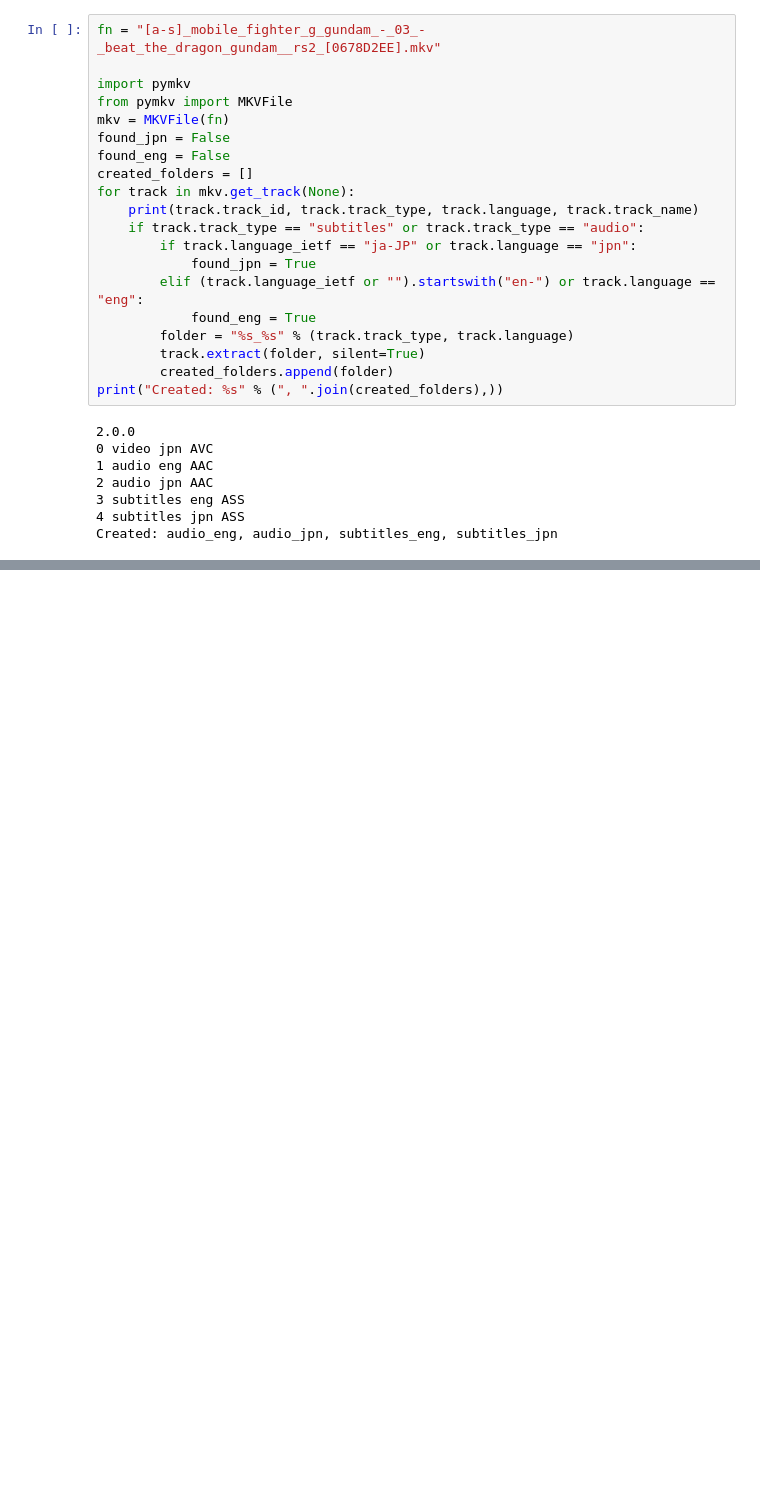
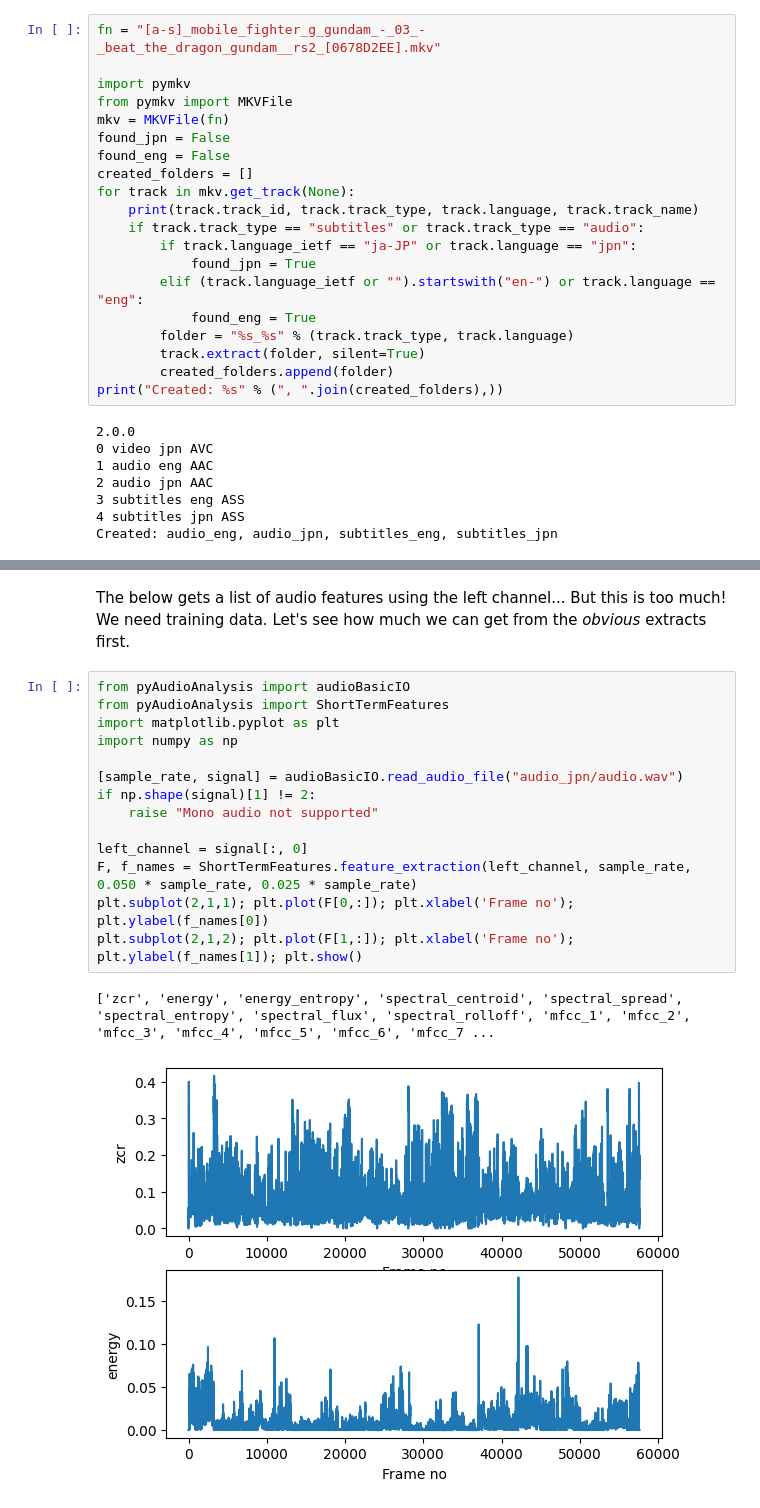
Before and after one commit to freeone3000/anime-op-randomizer, a Jupyter notebook: exploration/audio-explore.ipynb, the cells around one changed output, grey strips where cells are left out. Cells and saved outputs as stored; diff of their text form; blank space fills up the shorter version.

Commit message:
Feature audio analysis -- we need training data.

```diff
--- a/exploration/audio-explore.ipynb
+++ b/exploration/audio-explore.ipynb
@@ -53,0 +74,19 @@ Created: audio_eng, audio_jpn, subtitles_eng, subtitles_jpn
+# %% [markdown]
+The below gets a list of audio features using the left channel... But this is too much! We need training data. Let's see how much we can get from the *obvious* extracts first.
+# %%
+from pyAudioAnalysis import audioBasicIO
+from pyAudioAnalysis import ShortTermFeatures
+import matplotlib.pyplot as plt
+import numpy as np
+
+[sample_rate, signal] = audioBasicIO.read_audio_file("audio_jpn/audio.wav")
+if np.shape(signal)[1] != 2:
+    raise "Mono audio not supported"
+
+left_channel = signal[:, 0]
+F, f_names = ShortTermFeatures.feature_extraction(left_channel, sample_rate, 0.050 * sample_rate, 0.025 * sample_rate)
+plt.subplot(2,1,1); plt.plot(F[0,:]); plt.xlabel('Frame no'); plt.ylabel(f_names[0])
+plt.subplot(2,1,2); plt.plot(F[1,:]); plt.xlabel('Frame no'); plt.ylabel(f_names[1]); plt.show()
+# %% [output]
+['zcr', 'energy', 'energy_entropy', 'spectral_centroid', 'spectral_spread', 'spectral_entropy', 'spectral_flux', 'spectral_rolloff', 'mfcc_1', 'mfcc_2', 'mfcc_3', 'mfcc_4', 'mfcc_5', 'mfcc_6', 'mfcc_7 ...
+[figure, added]
```
Also changed, not shown: parts of 1 cell of this notebook, 3 other files.
